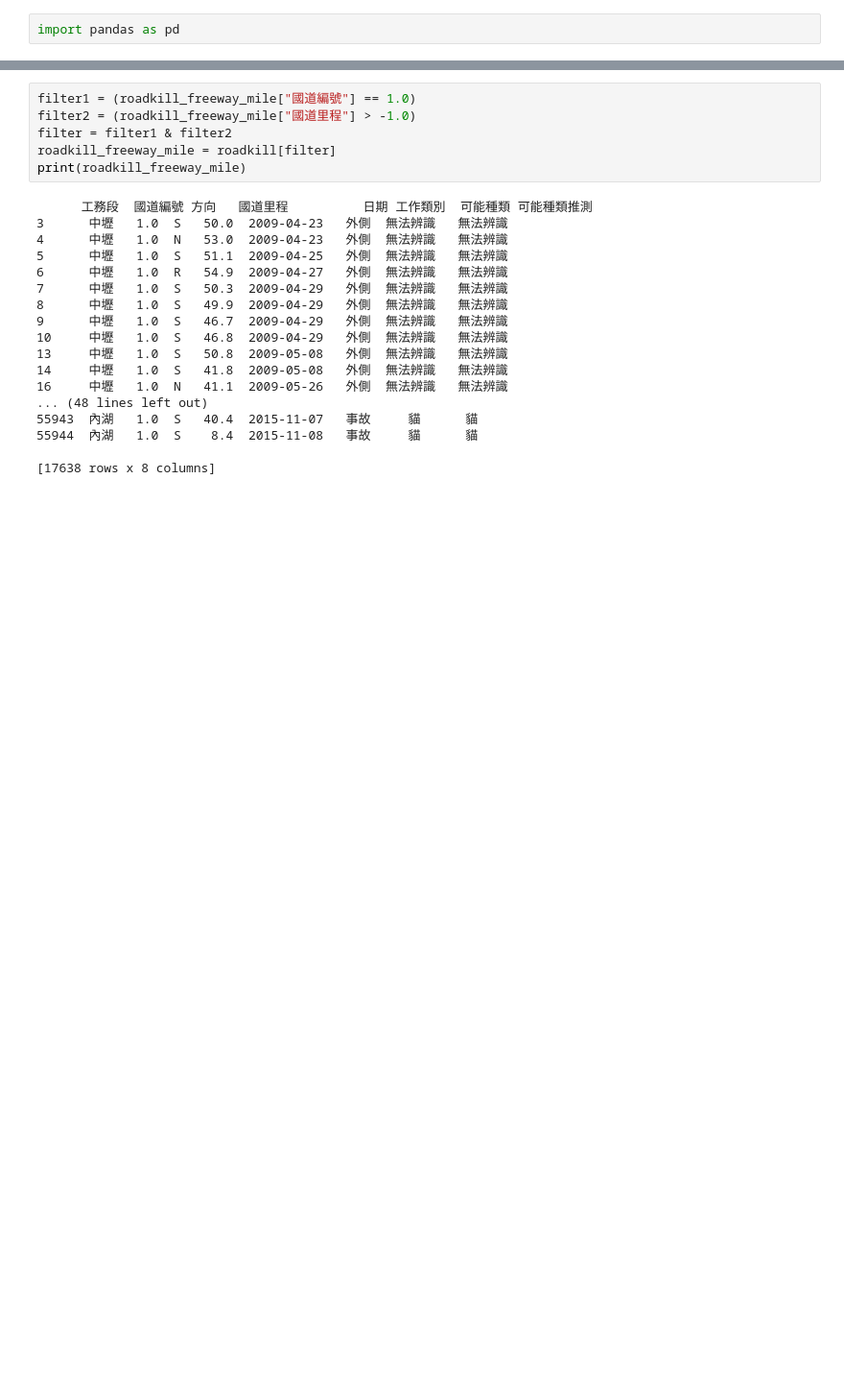
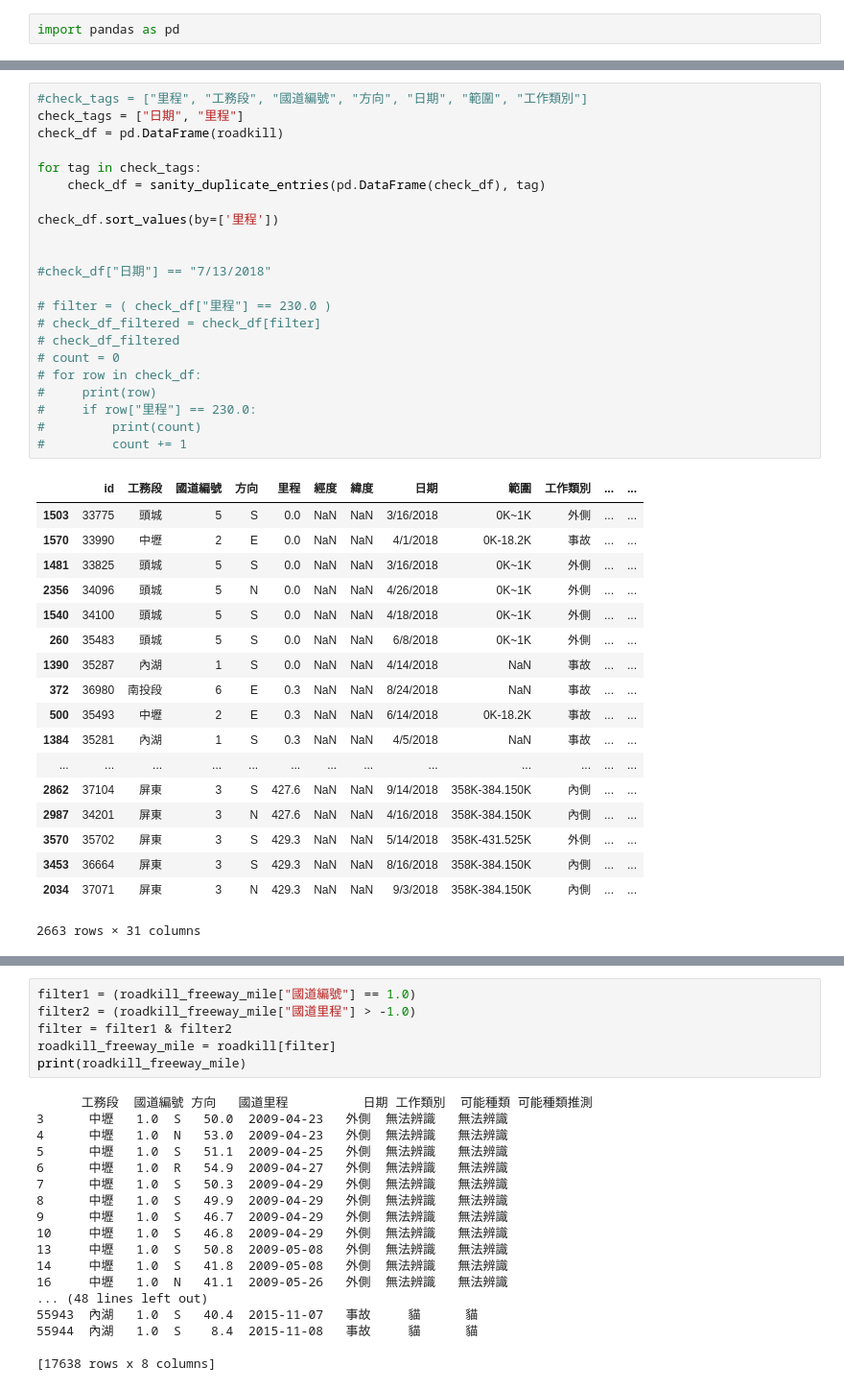
Before and after one commit to tai271828/roadkill-analyzer, a Jupyter notebook: ipynb/roadkill.ipynb, the cells around one changed output, grey strips where cells are left out. Shown at 96% size. Saved outputs shown, nothing was run; the diff lists cells and outputs as text; blank space fills up the shorter version.

```diff
--- a/ipynb/roadkill.ipynb
+++ b/ipynb/roadkill.ipynb
@@ -57,0 +149,41 @@ print(roadkill_freewayone_mile)
+# %%
+#check_tags = ["里程", "工務段", "國道編號", "方向", "日期", "範圍", "工作類別"]
+check_tags = ["日期", "里程"]
+check_df = pd.DataFrame(roadkill)
+
+for tag in check_tags:
+    check_df = sanity_duplicate_entries(pd.DataFrame(check_df), tag)
+
+check_df.sort_values(by=['里程'])
+
+
+#check_df["日期"] == "7/13/2018"
+
+# filter = ( check_df["里程"] == 230.0 )
+# check_df_filtered = check_df[filter]
+# check_df_filtered
+# count = 0
+# for row in check_df:
+#     print(row)
+#     if row["里程"] == 230.0:
+#         print(count)
+#         count += 1
+# %% [output]
+|  | id | 工務段 | 國道編號 | 方向 | 里程 | 經度 | 緯度 | 日期 | 範圍 | 工作類別 | ... | ... |
+| 1503 | 33775 | 頭城 | 5 | S | 0.0 | NaN | NaN | 3/16/2018 | 0K~1K | 外側 | ... | ... |
+| 1570 | 33990 | 中壢 | 2 | E | 0.0 | NaN | NaN | 4/1/2018 | 0K-18.2K | 事故 | ... | ... |
+| 1481 | 33825 | 頭城 | 5 | S | 0.0 | NaN | NaN | 3/16/2018 | 0K~1K | 外側 | ... | ... |
+| 2356 | 34096 | 頭城 | 5 | N | 0.0 | NaN | NaN | 4/26/2018 | 0K~1K | 外側 | ... | ... |
+| 1540 | 34100 | 頭城 | 5 | S | 0.0 | NaN | NaN | 4/18/2018 | 0K~1K | 外側 | ... | ... |
+| 260 | 35483 | 頭城 | 5 | S | 0.0 | NaN | NaN | 6/8/2018 | 0K~1K | 外側 | ... | ... |
+| 1390 | 35287 | 內湖 | 1 | S | 0.0 | NaN | NaN | 4/14/2018 | NaN | 事故 | ... | ... |
+| 372 | 36980 | 南投段 | 6 | E | 0.3 | NaN | NaN | 8/24/2018 | NaN | 事故 | ... | ... |
+| 500 | 35493 | 中壢 | 2 | E | 0.3 | NaN | NaN | 6/14/2018 | 0K-18.2K | 事故 | ... | ... |
+| 1384 | 35281 | 內湖 | 1 | S | 0.3 | NaN | NaN | 4/5/2018 | NaN | 事故 | ... | ... |
+| ... | ... | ... | ... | ... | ... | ... | ... | ... | ... | ... | ... | ... |
+| 2862 | 37104 | 屏東 | 3 | S | 427.6 | NaN | NaN | 9/14/2018 | 358K-384.150K | 內側 | ... | ... |
+| 2987 | 34201 | 屏東 | 3 | N | 427.6 | NaN | NaN | 4/16/2018 | 358K-384.150K | 內側 | ... | ... |
+| 3570 | 35702 | 屏東 | 3 | S | 429.3 | NaN | NaN | 5/14/2018 | 358K-431.525K | 外側 | ... | ... |
+| 3453 | 36664 | 屏東 | 3 | S | 429.3 | NaN | NaN | 8/16/2018 | 358K-384.150K | 內側 | ... | ... |
+| 2034 | 37071 | 屏東 | 3 | N | 429.3 | NaN | NaN | 9/3/2018 | 358K-384.150K | 內側 | ... | ... |
+2663 rows × 31 columns
```
Also changed, not shown: parts of 7 cells of this notebook, 1 other file.
